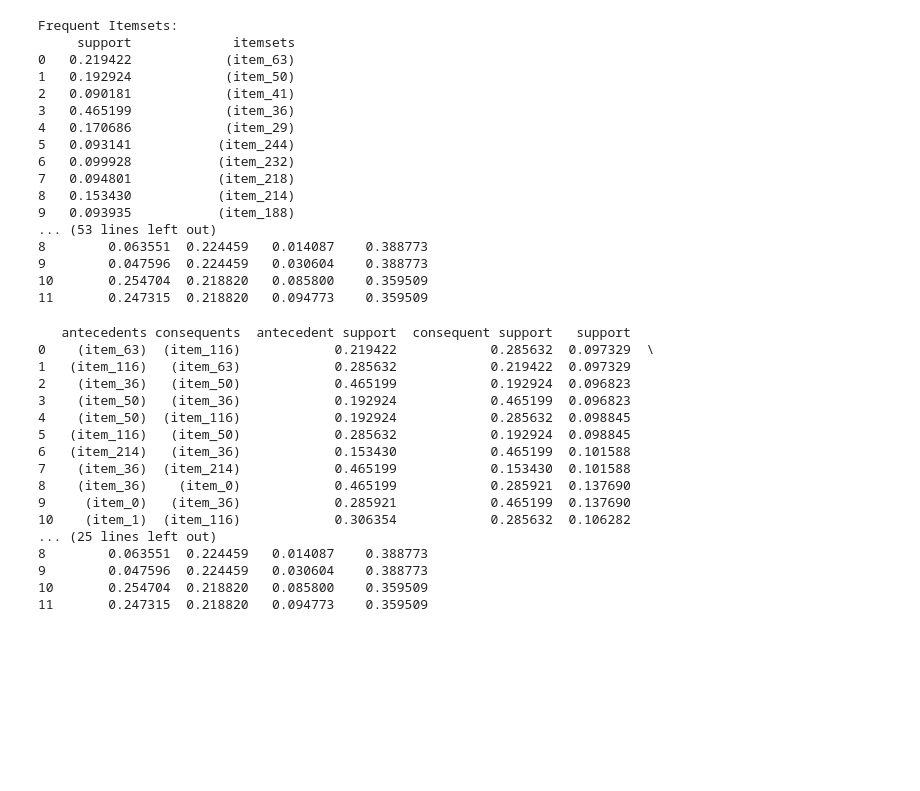
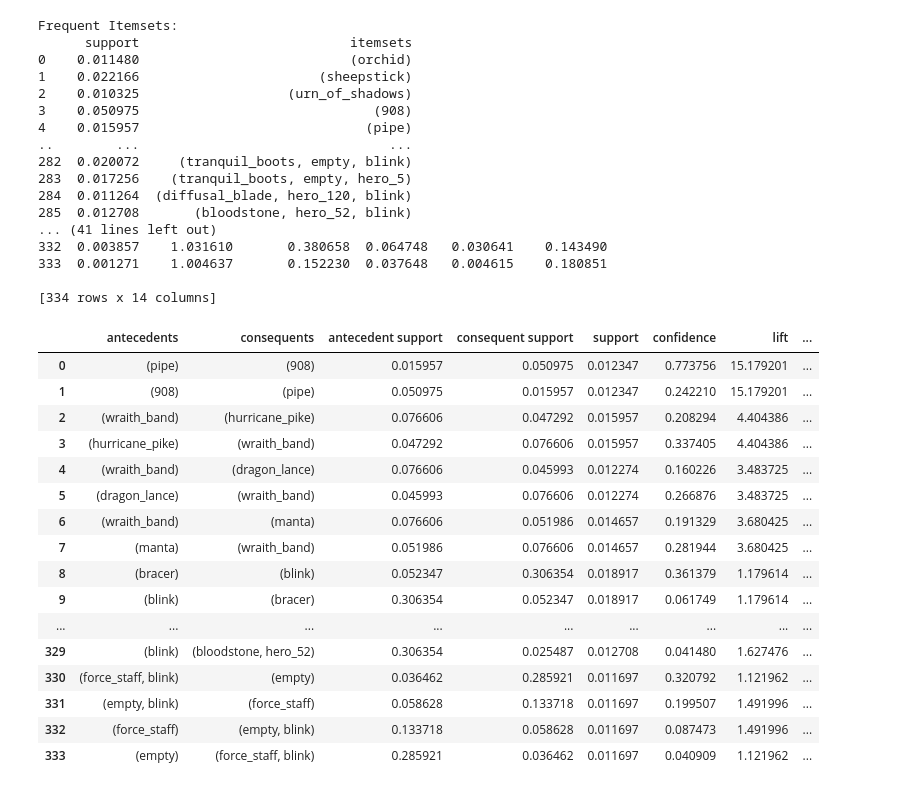
Before and after one commit to SethPavlicekGradStudent/DataMiningProject, a Jupyter notebook: associationRules.ipynb, the cells around one changed output. Drawn from its saved outputs; the diff is of its cells as text; code cells hidden in the pictures; blank space fills up the shorter version.

Commit message:
changed minimum support and dropped very common items

```diff
--- a/associationRules.ipynb
+++ b/associationRules.ipynb
@@ -6,5 +302,5 @@ heroInvertoryData = pd.read_csv("./extraLargeAmountsOfData.csv")
 # %%
-frequent_itemsets = apriori(heroInvertoryData, min_support=0.09, use_colnames=True)
+frequent_itemsets = apriori(heroInvertoryData, min_support=0.01, use_colnames=True)
 # Compute the number of itemsets
 
 num_itemsets = len(frequent_itemsets)
@@ -19,39 +315,40 @@ print("\nAssociation Rules:")
 print(rules)
 # %% [output]
 Frequent Itemsets:
-     support             itemsets
-0   0.219422            (item_63)
-1   0.192924            (item_50)
-2   0.090181            (item_41)
-3   0.465199            (item_36)
-4   0.170686            (item_29)
-5   0.093141           (item_244)
-6   0.099928           (item_232)
-7   0.094801           (item_218)
-8   0.153430           (item_214)
-9   0.093935           (item_188)
-... (53 lines left out)
-8        0.063551  0.224459   0.014087    0.388773
-9        0.047596  0.224459   0.030604    0.388773
-10       0.254704  0.218820   0.085800    0.359509
-11       0.247315  0.218820   0.094773    0.359509
+      support                           itemsets
+0    0.011480                           (orchid)
+1    0.022166                       (sheepstick)
+2    0.010325                   (urn_of_shadows)
+3    0.050975                              (908)
+4    0.015957                             (pipe)
+..        ...                                ...
+282  0.020072     (tranquil_boots, empty, blink)
+283  0.017256    (tranquil_boots, empty, hero_5)
+284  0.011264  (diffusal_blade, hero_120, blink)
+285  0.012708       (bloodstone, hero_52, blink)
+... (41 lines left out)
+332  0.003857    1.031610       0.380658  0.064748   0.030641    0.143490
+333  0.001271    1.004637       0.152230  0.037648   0.004615    0.180851
+
+[334 rows x 14 columns]
-# %%
-print(rules)
-# %% [output]
-   antecedents consequents  antecedent support  consequent support   support
-0    (item_63)  (item_116)            0.219422            0.285632  0.097329  \
-1   (item_116)   (item_63)            0.285632            0.219422  0.097329
-2    (item_36)   (item_50)            0.465199            0.192924  0.096823
-3    (item_50)   (item_36)            0.192924            0.465199  0.096823
-4    (item_50)  (item_116)            0.192924            0.285632  0.098845
-5   (item_116)   (item_50)            0.285632            0.192924  0.098845
-6   (item_214)   (item_36)            0.153430            0.465199  0.101588
-7    (item_36)  (item_214)            0.465199            0.153430  0.101588
-8    (item_36)    (item_0)            0.465199            0.285921  0.137690
-9     (item_0)   (item_36)            0.285921            0.465199  0.137690
-10    (item_1)  (item_116)            0.306354            0.285632  0.106282
-... (25 lines left out)
-8        0.063551  0.224459   0.014087    0.388773
-9        0.047596  0.224459   0.030604    0.388773
-10       0.254704  0.218820   0.085800    0.359509
-11       0.247315  0.218820   0.094773    0.359509
+# %%
+pd.options.display.max_rows = 400
+rules
+# %% [output]
+|  | antecedents | consequents | antecedent support | consequent support | support | confidence | lift | ... |
+| 0 | (pipe) | (908) | 0.015957 | 0.050975 | 0.012347 | 0.773756 | 15.179201 | ... |
+| 1 | (908) | (pipe) | 0.050975 | 0.015957 | 0.012347 | 0.242210 | 15.179201 | ... |
+| 2 | (wraith_band) | (hurricane_pike) | 0.076606 | 0.047292 | 0.015957 | 0.208294 | 4.404386 | ... |
+| 3 | (hurricane_pike) | (wraith_band) | 0.047292 | 0.076606 | 0.015957 | 0.337405 | 4.404386 | ... |
+| 4 | (wraith_band) | (dragon_lance) | 0.076606 | 0.045993 | 0.012274 | 0.160226 | 3.483725 | ... |
+| 5 | (dragon_lance) | (wraith_band) | 0.045993 | 0.076606 | 0.012274 | 0.266876 | 3.483725 | ... |
+| 6 | (wraith_band) | (manta) | 0.076606 | 0.051986 | 0.014657 | 0.191329 | 3.680425 | ... |
+| 7 | (manta) | (wraith_band) | 0.051986 | 0.076606 | 0.014657 | 0.281944 | 3.680425 | ... |
+| 8 | (bracer) | (blink) | 0.052347 | 0.306354 | 0.018917 | 0.361379 | 1.179614 | ... |
+| 9 | (blink) | (bracer) | 0.306354 | 0.052347 | 0.018917 | 0.061749 | 1.179614 | ... |
+| ... | ... | ... | ... | ... | ... | ... | ... | ... |
+| 329 | (blink) | (bloodstone, hero_52) | 0.306354 | 0.025487 | 0.012708 | 0.041480 | 1.627476 | ... |
+| 330 | (force_staff, blink) | (empty) | 0.036462 | 0.285921 | 0.011697 | 0.320792 | 1.121962 | ... |
+| 331 | (empty, blink) | (force_staff) | 0.058628 | 0.133718 | 0.011697 | 0.199507 | 1.491996 | ... |
+| 332 | (force_staff) | (empty, blink) | 0.133718 | 0.058628 | 0.011697 | 0.087473 | 1.491996 | ... |
+| 333 | (empty) | (force_staff, blink) | 0.285921 | 0.036462 | 0.011697 | 0.040909 | 1.121962 | ... |
```
Also changed, not shown: parts of 1 cell of this notebook, 1 other file.
